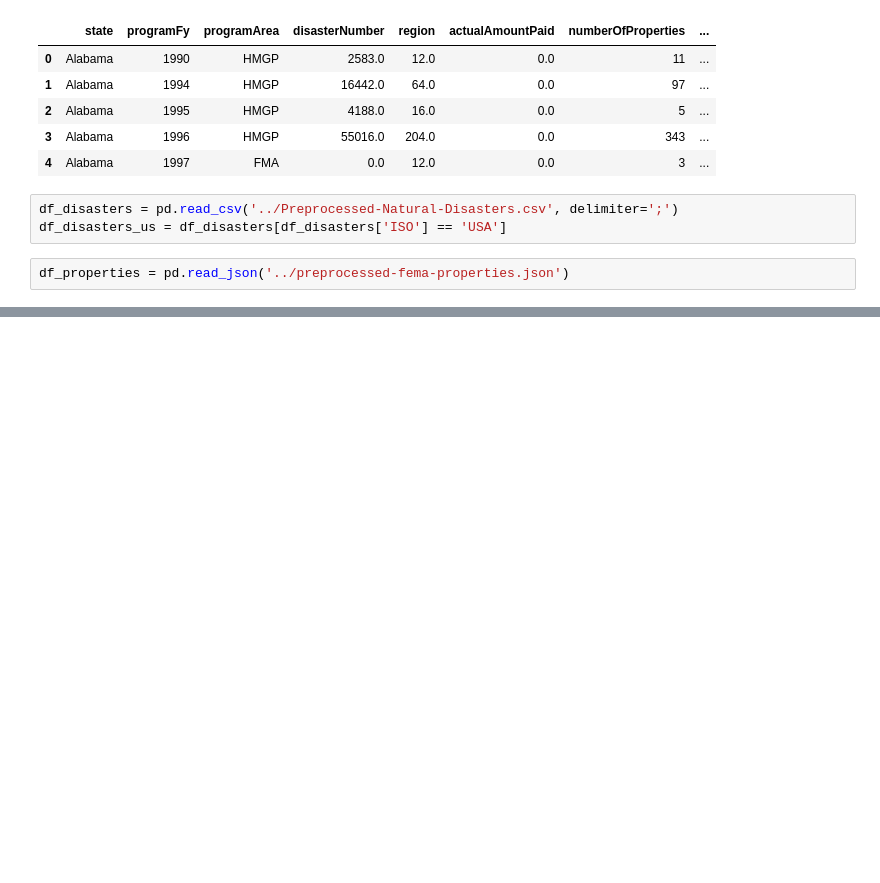
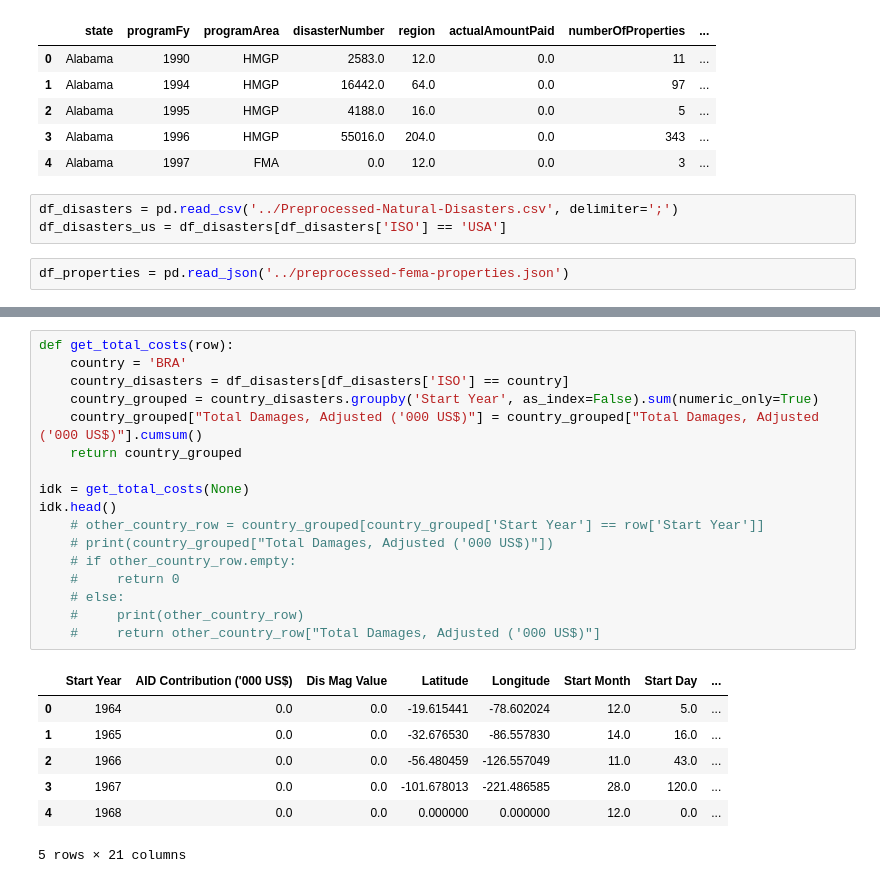
Before and after one commit to RafaelBackx/InformationVisualisation2023, a Jupyter notebook: Data/Analysis-Preprocessing/fema_preprocessing.ipynb, the cells around one changed output, grey strips where cells are left out. Cells and saved outputs as stored; diff of their text form; blank space fills up the shorter version.

```diff
--- a/Data/Analysis-Preprocessing/fema_preprocessing.ipynb
+++ b/Data/Analysis-Preprocessing/fema_preprocessing.ipynb
@@ -104,0 +172,25 @@ df_disasters.groupby('Disaster Subgroup').count()
+# %%
+def get_total_costs(row):
+    country = 'BRA'
+    country_disasters = df_disasters[df_disasters['ISO'] == country]
+    country_grouped = country_disasters.groupby('Start Year', as_index=False).sum(numeric_only=True)
+    country_grouped["Total Damages, Adjusted ('000 US$)"] = country_grouped["Total Damages, Adjusted ('000 US$)"].cumsum()
+    return country_grouped
+
+idk = get_total_costs(None)
+idk.head()
+    # other_country_row = country_grouped[country_grouped['Start Year'] == row['Start Year']]
+    # print(country_grouped["Total Damages, Adjusted ('000 US$)"])
+    # if other_country_row.empty:
+    #     return 0
+    # else:
+    #     print(other_country_row)
+    #     return other_country_row["Total Damages, Adjusted ('000 US$)"]
+# %% [output]
+|  | Start Year | AID Contribution ('000 US$) | Dis Mag Value | Latitude | Longitude | Start Month | Start Day | ... |
+| 0 | 1964 | 0.0 | 0.0 | -19.615441 | -78.602024 | 12.0 | 5.0 | ... |
+| 1 | 1965 | 0.0 | 0.0 | -32.676530 | -86.557830 | 14.0 | 16.0 | ... |
+| 2 | 1966 | 0.0 | 0.0 | -56.480459 | -126.557049 | 11.0 | 43.0 | ... |
+| 3 | 1967 | 0.0 | 0.0 | -101.678013 | -221.486585 | 28.0 | 120.0 | ... |
+| 4 | 1968 | 0.0 | 0.0 | 0.000000 | 0.000000 | 12.0 | 0.0 | ... |
+5 rows × 21 columns
```
Also changed, not shown: parts of 8 cells of this notebook, 6 other files.
